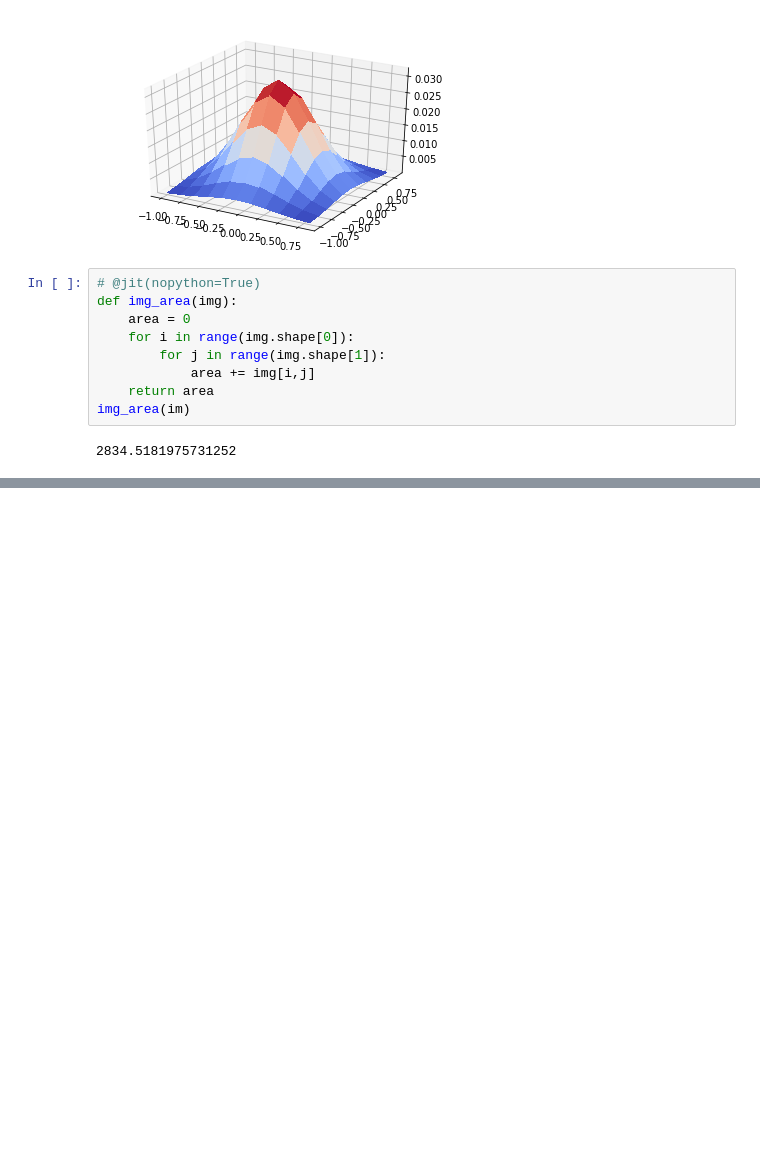
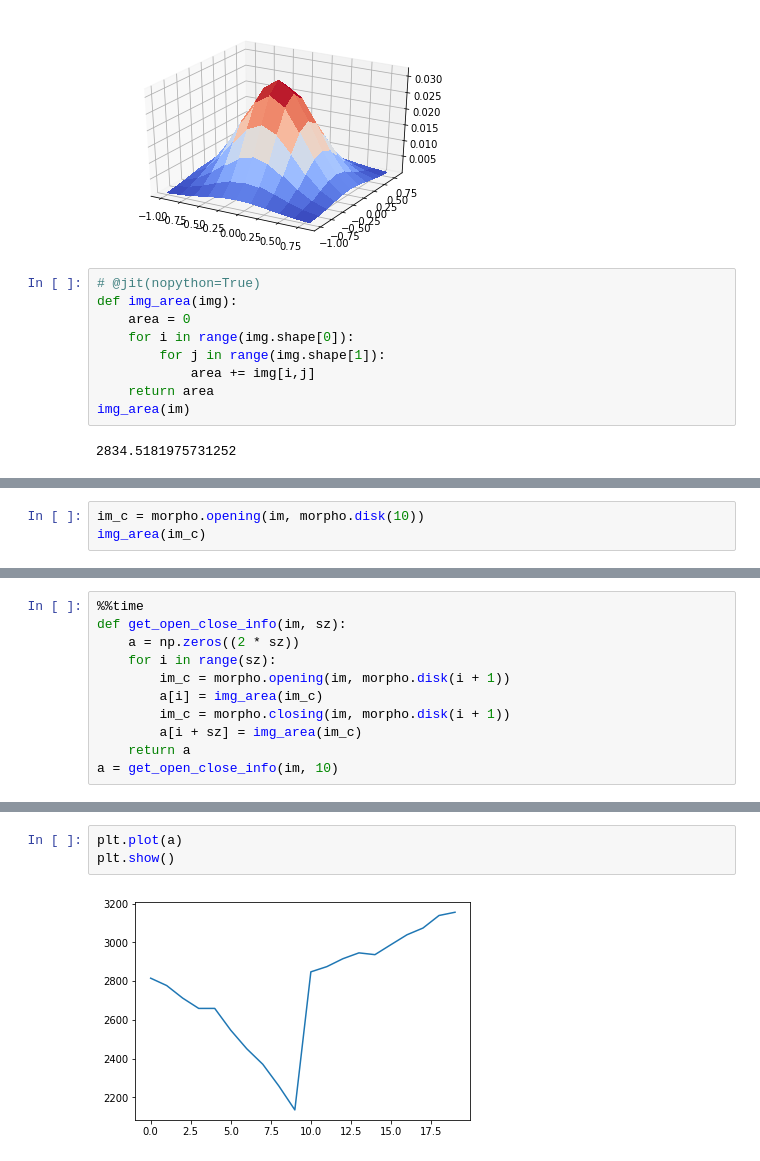
Before and after one commit to nottu/verano, a Jupyter notebook: notebook/morpho.ipynb, the cells around one changed output, grey strips where cells are left out. Drawn from its saved outputs; the diff is of its cells as text; blank space fills up the shorter version.

Commit message:
3d morpho test

```diff
--- a/notebook/morpho.ipynb
+++ b/notebook/morpho.ipynb
@@ -208,0 +209,3 @@ Wall time: 449 ms
+# %%
+im_c = morpho.opening(im, morpho.disk(10))
+img_area(im_c)
@@ -208,0 +214,11 @@ Wall time: 449 ms
+# %%
+%%time
+def get_open_close_info(im, sz):
+    a = np.zeros((2 * sz))
+    for i in range(sz):
+        im_c = morpho.opening(im, morpho.disk(i + 1))
+        a[i] = img_area(im_c)
+        im_c = morpho.closing(im, morpho.disk(i + 1))
+        a[i + sz] = img_area(im_c)
+    return a
+a = get_open_close_info(im, 10)
@@ -208,0 +228,5 @@ Wall time: 449 ms
+# %%
+plt.plot(a)
+plt.show()
+# %% [output]
+[figure, added]
```
Also changed, not shown: parts of 5 cells of this notebook, 4 other files.
